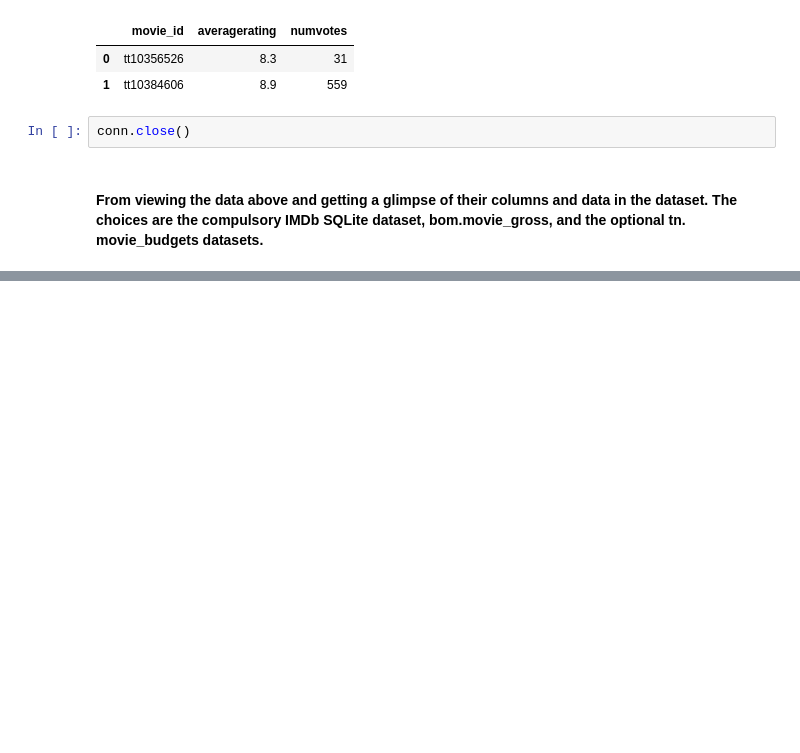
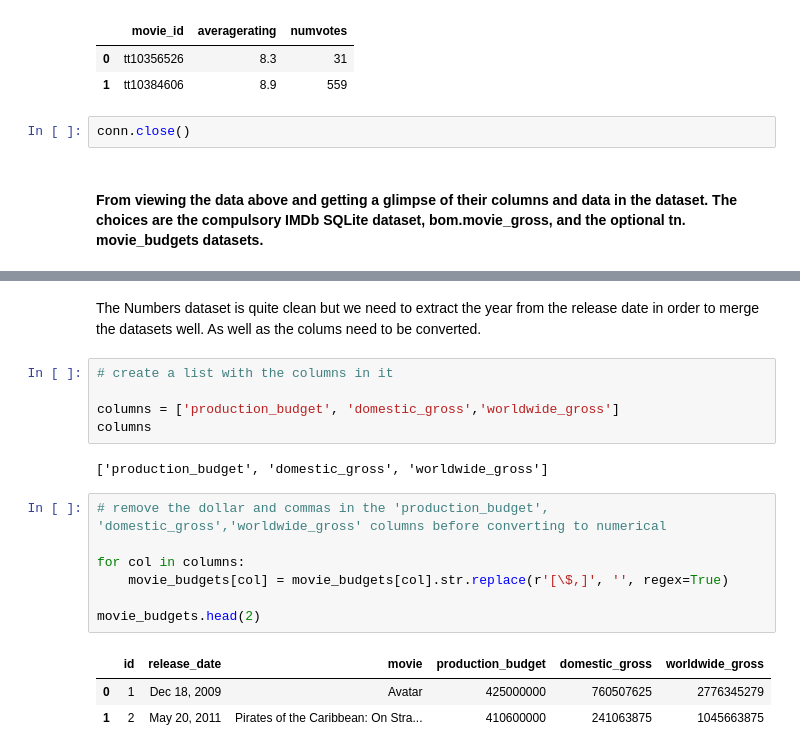
Before and after one commit to JuneHenia/Phase-2-Movie-Project, a Jupyter notebook: notebook/Movie Analysis Project.ipynb, the cells around one changed output, grey strips where cells are left out. Saved outputs shown, nothing was run; the diff lists cells and outputs as text; blank space fills up the shorter version.

Commit message:
cleaned the numbers dataset

```diff
--- a/notebook/Movie Analysis Project.ipynb
+++ b/notebook/Movie Analysis Project.ipynb
@@ -128,0 +234,20 @@ conn.close()
+# %% [markdown]
+The Numbers dataset is quite clean but we need to extract the year from the release date in order to merge the datasets well. As well as the colums need to be converted.
+# %%
+# create a list with the columns in it
+
+columns = ['production_budget', 'domestic_gross','worldwide_gross']
+columns
+# %% [output]
+['production_budget', 'domestic_gross', 'worldwide_gross']
+# %%
+# remove the dollar and commas in the 'production_budget', 'domestic_gross','worldwide_gross' columns before converting to numerical
+
+for col in columns:
+    movie_budgets[col] = movie_budgets[col].str.replace(r'[\$,]', '', regex=True)
+
+movie_budgets.head(2)
+# %% [output]
+|  | id | release_date | movie | production_budget | domestic_gross | worldwide_gross |
+| 0 | 1 | Dec 18, 2009 | Avatar | 425000000 | 760507625 | 2776345279 |
+| 1 | 2 | May 20, 2011 | Pirates of the Caribbean: On Stra... | 410600000 | 241063875 | 1045663875 |
```
Also changed, not shown: parts of 16 cells of this notebook.
